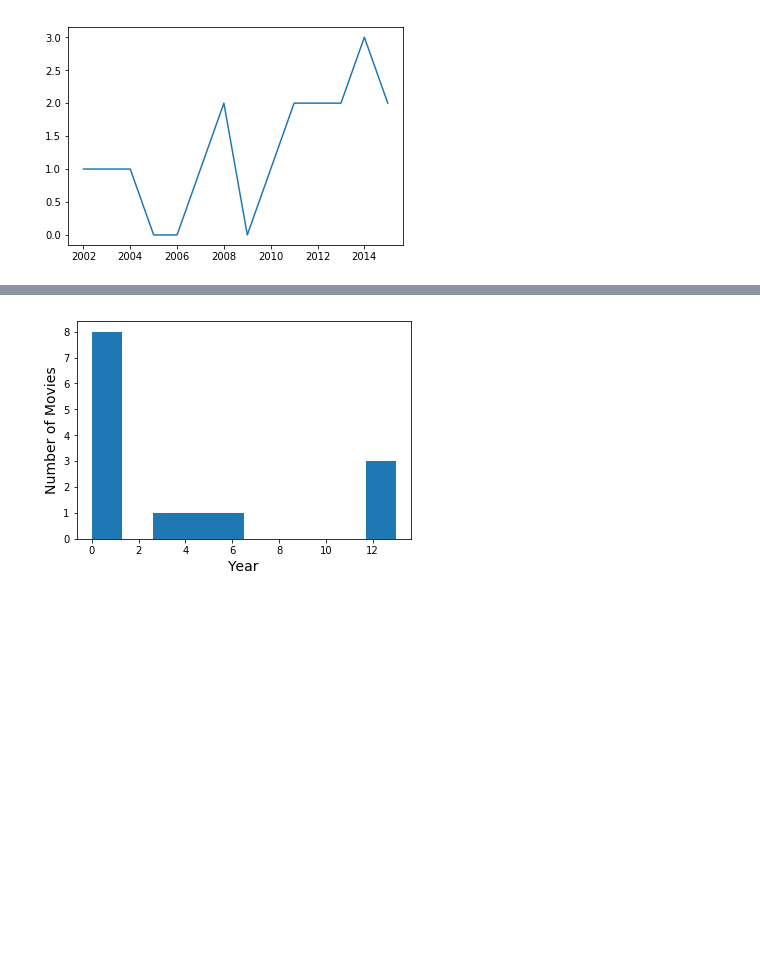
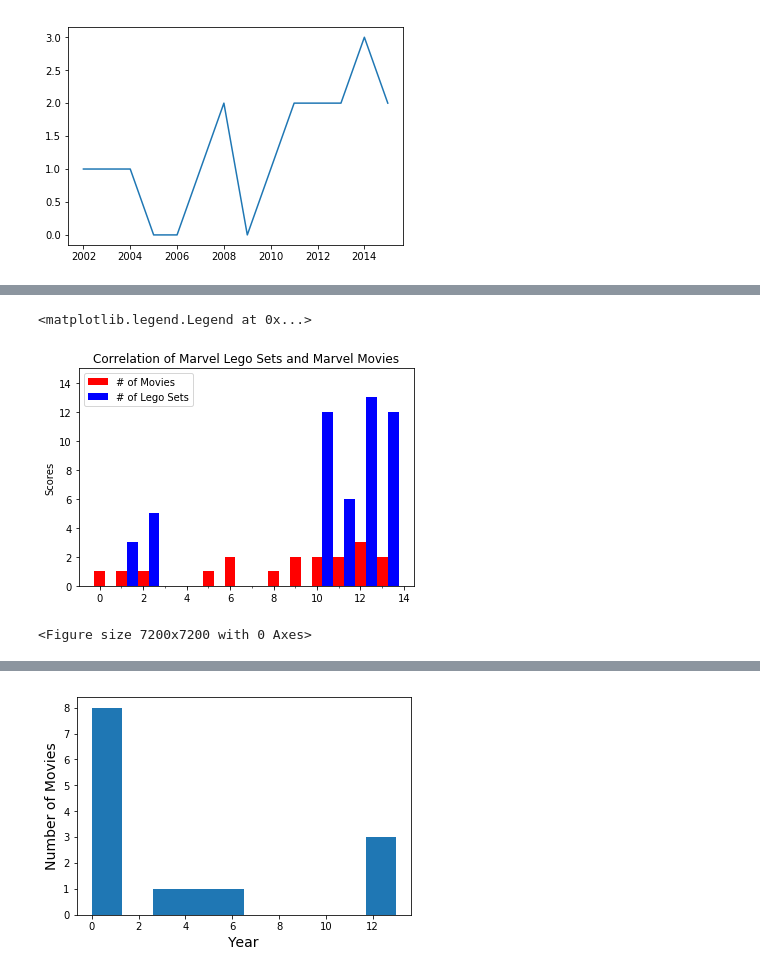
Before and after one commit to PEKKAGOLEM/Final-Project-On-Lego, a Jupyter notebook: finalprojectlego.ipynb, the cells around one changed output, grey strips where cells are left out. Cells and saved outputs as stored; diff of their text form; code cells hidden in the pictures; blank space fills up the shorter version.

```diff
--- a/finalprojectlego.ipynb
+++ b/finalprojectlego.ipynb
@@ -158,3 +178,32 @@ plt.plot(range(2002, 2016), marvelList)
+# %%
+N = 14
+# men_means = (20, 35, 30, 35, 27)
+# men_std = (2, 3, 4, 1, 2)
+
+index = np.arange(N)  # the x locations for the groups
+width = 0.5       # the width of the bars
+# height = 10
+
+fig, ax = plt.subplots()
+rects1 = ax.bar(index, marvelList, width, color='r')
+plt.figure(figsize = (100, 100))
+# women_means = (25, 32, 34, 20, 25)
+# women_std = (3, 5, 2, 3, 3)
+rects2 = ax.bar(index + width, legoList, width, color='b')
+
+# add some text for labels, title and axes ticks
+ax.set_ylabel('Scores')
+ax.set_title('Correlation of Marvel Lego Sets and Marvel Movies')
+ax.set_xticks(index, ('2002', '2003', '2004', '2005', '2006', '2007', '2008', '2009', '2010', '2011', '2012', '2013', '2014', '2015'))
+# ax.set_xticklabels(('2002', '2003', '2004', '2005', '2006', '2007', '2008', '2009', '2010', '2011', '2012', '2013', '2014', '2015'))
+
+ax.set_ylim([0,15])
+
+ax.legend((rects1[0], rects2[0]), ('# of Movies', '# of Lego Sets'))
+# %% [output]
+<matplotlib.legend.Legend at 0x...>
+[figure, added]
+<Figure size 7200x7200 with 0 Axes>
 # %%
 fig, ax = plt.subplots()
 # ax.set_title("Number of Marvel Movies by Year", fontsize = 14, fontweight = "bold")
```
Also changed, not shown: parts of 5 cells of this notebook.
